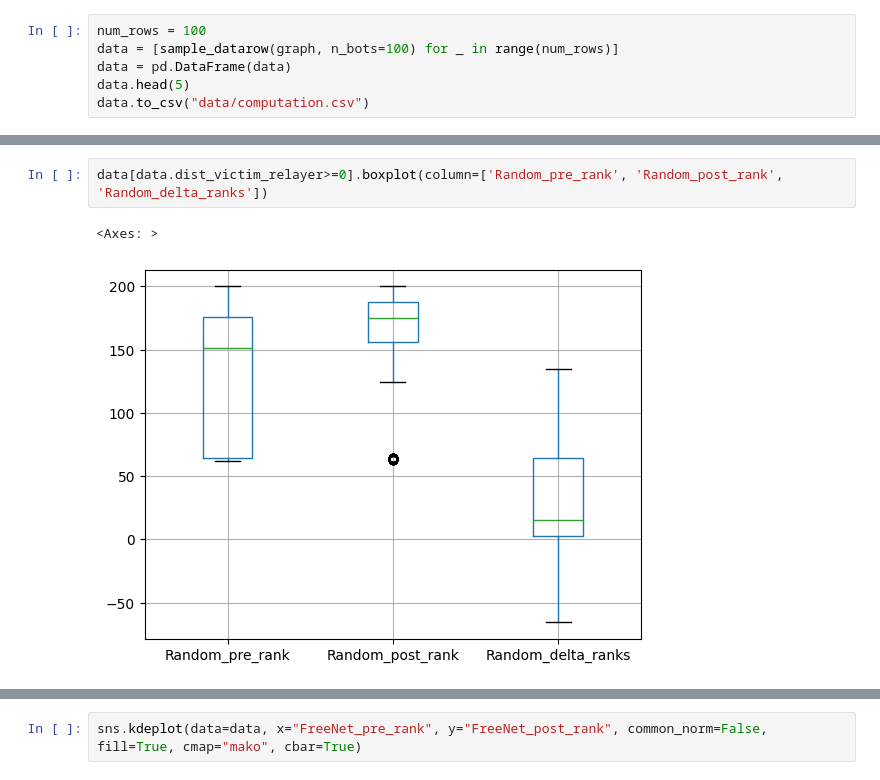
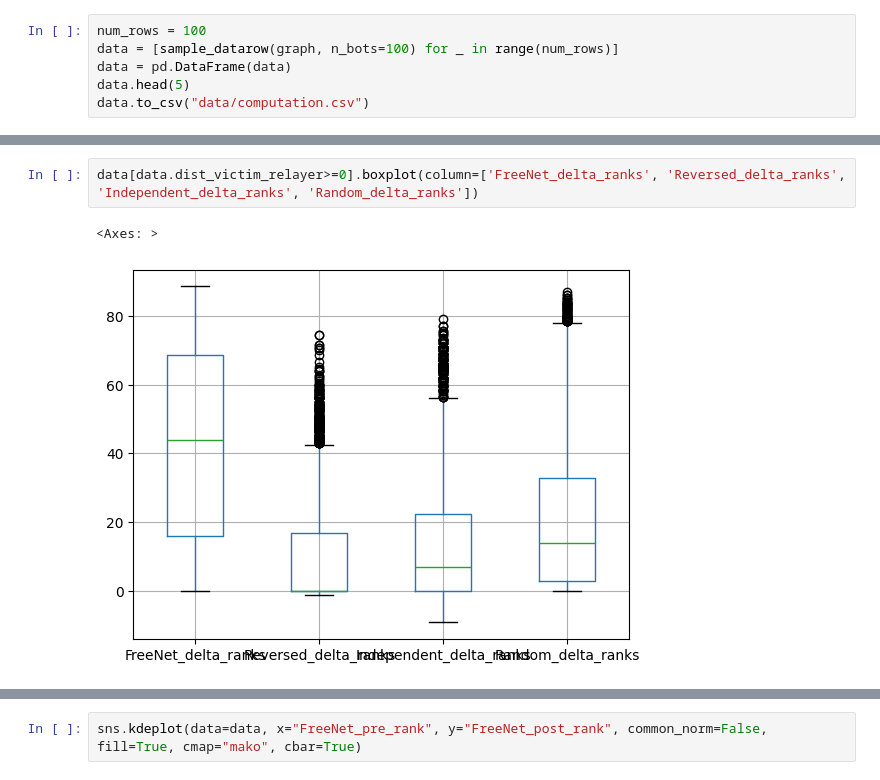
Before and after one commit to Poutchy/temp, a Jupyter notebook: EBA_graph.ipynb, the cells around one changed output, grey strips where cells are left out. Saved outputs shown, nothing was run; the diff lists cells and outputs as text.

```diff
--- a/EBA_graph.ipynb
+++ b/EBA_graph.ipynb
@@ -869,8 +854,8 @@ data[data.dist_victim_relayer>=0].boxplot(column=['Independent_pre_rank', 'Indep
 # %%
-data[data.dist_victim_relayer>=0].boxplot(column=['Random_pre_rank', 'Random_post_rank', 'Random_delta_ranks'])
+data[data.dist_victim_relayer>=0].boxplot(column=['FreeNet_delta_ranks', 'Reversed_delta_ranks', 'Independent_delta_ranks', 'Random_delta_ranks'])
 # %% [output]
 <Axes: >
-[figure, old version]
+[figure, new version]
 # %%
 plots = data[data.dist_victim_relayer>=0].hist(column=['FreeNet_delta_ranks', 'Reversed_delta_ranks', 'Independent_delta_ranks', 'Random_delta_ranks'], bins=np.linspace(start=0, stop=100, num=101), grid=False, sharey=True, sharex=True)
 for p in plots.flatten():
```
Also changed, not shown: parts of 35 cells of this notebook, 5 other files.
